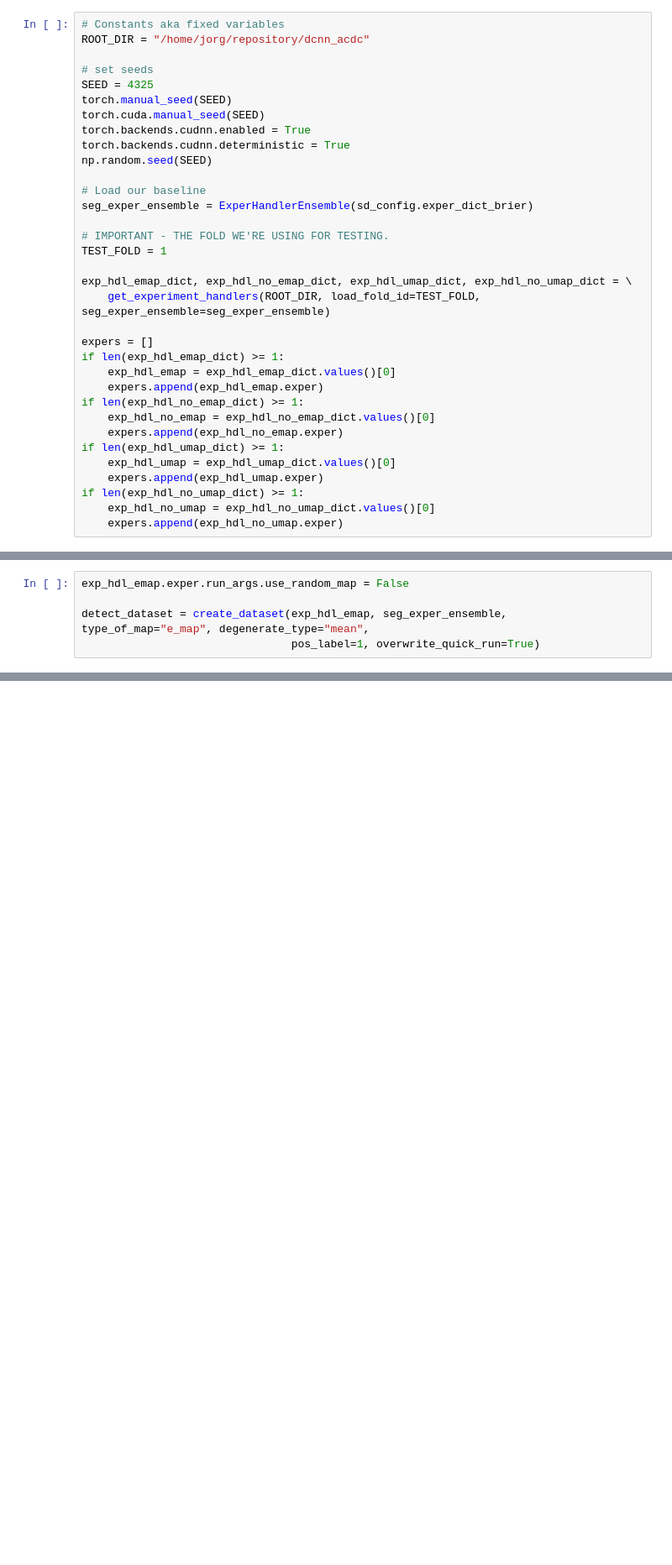
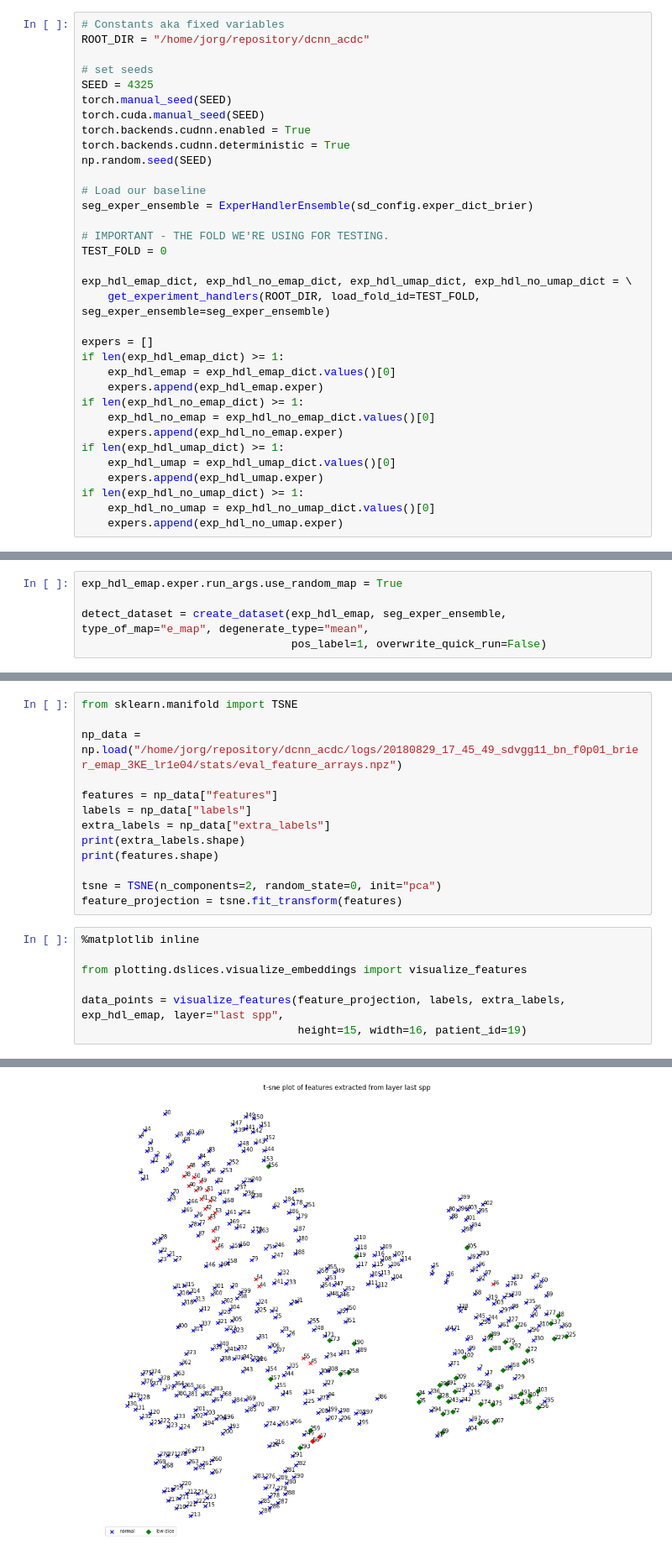
Before and after one commit to toologicbv/dcnn_acdc, a Jupyter notebook: notebooks/test_slice_detector.ipynb, the cells around one changed output, grey strips where cells are left out. Shown at 84% size. Drawn from its saved outputs; the diff is of its cells as text; blank space fills up the shorter version.

```diff
--- a/notebooks/test_slice_detector.ipynb
+++ b/notebooks/test_slice_detector.ipynb
@@ -63,7 +63,7 @@ np.random.seed(SEED)
 seg_exper_ensemble = ExperHandlerEnsemble(sd_config.exper_dict_brier)
 
 # IMPORTANT - THE FOLD WE'RE USING FOR TESTING.
-TEST_FOLD = 1
+TEST_FOLD = 0
 
 exp_hdl_emap_dict, exp_hdl_no_emap_dict, exp_hdl_umap_dict, exp_hdl_no_umap_dict = \
     get_experiment_handlers(ROOT_DIR, load_fold_id=TEST_FOLD, seg_exper_ensemble=seg_exper_ensemble)
@@ -130,6 +130,6 @@ Loading existing model with checkpoint 3000 from dir /home/jorg/repository/dcnn_
 # %%
-exp_hdl_emap.exper.run_args.use_random_map = False
+exp_hdl_emap.exper.run_args.use_random_map = True
 
 detect_dataset = create_dataset(exp_hdl_emap, seg_exper_ensemble, type_of_map="e_map", degenerate_type="mean",
-                                pos_label=1, overwrite_quick_run=True)
+                                pos_label=1, overwrite_quick_run=False)
 # %% [output]
@@ -150,0 +153,21 @@ END test run 6 #slices=474 loss 2.912: f1=0.433 - roc_auc=0.878 - pr_auc=0.656 -
+# %%
+from sklearn.manifold import TSNE
+
+np_data = np.load("/home/jorg/repository/dcnn_acdc/logs/20180829_17_45_49_sdvgg11_bn_f0p01_brier_emap_3KE_lr1e04/stats/eval_feature_arrays.npz")
+
+features = np_data["features"]
+labels = np_data["labels"]
+extra_labels = np_data["extra_labels"]
+print(extra_labels.shape)
+print(features.shape)
+
+tsne = TSNE(n_components=2, random_state=0, init="pca")
+feature_projection = tsne.fit_transform(features)
+# %%
+%matplotlib inline
+
+from plotting.dslices.visualize_embeddings import visualize_features
+
+data_points = visualize_features(feature_projection, labels, extra_labels, exp_hdl_emap, layer="last spp",
+                                 height=15, width=16, patient_id=19)
+# %% [output]
@@ -150,0 +176 @@ END test run 6 #slices=474 loss 2.912: f1=0.433 - roc_auc=0.878 - pr_auc=0.656 -
+[figure, added]
```
Also changed, not shown: parts of 8 cells of this notebook, 5 other files.
